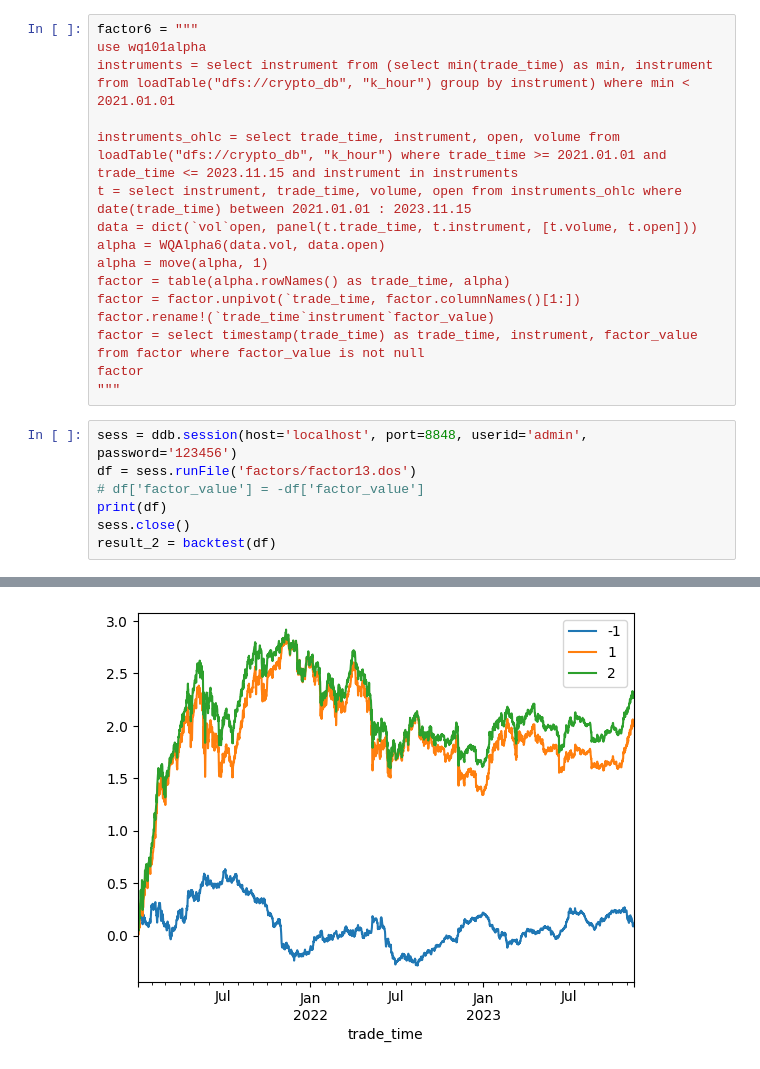
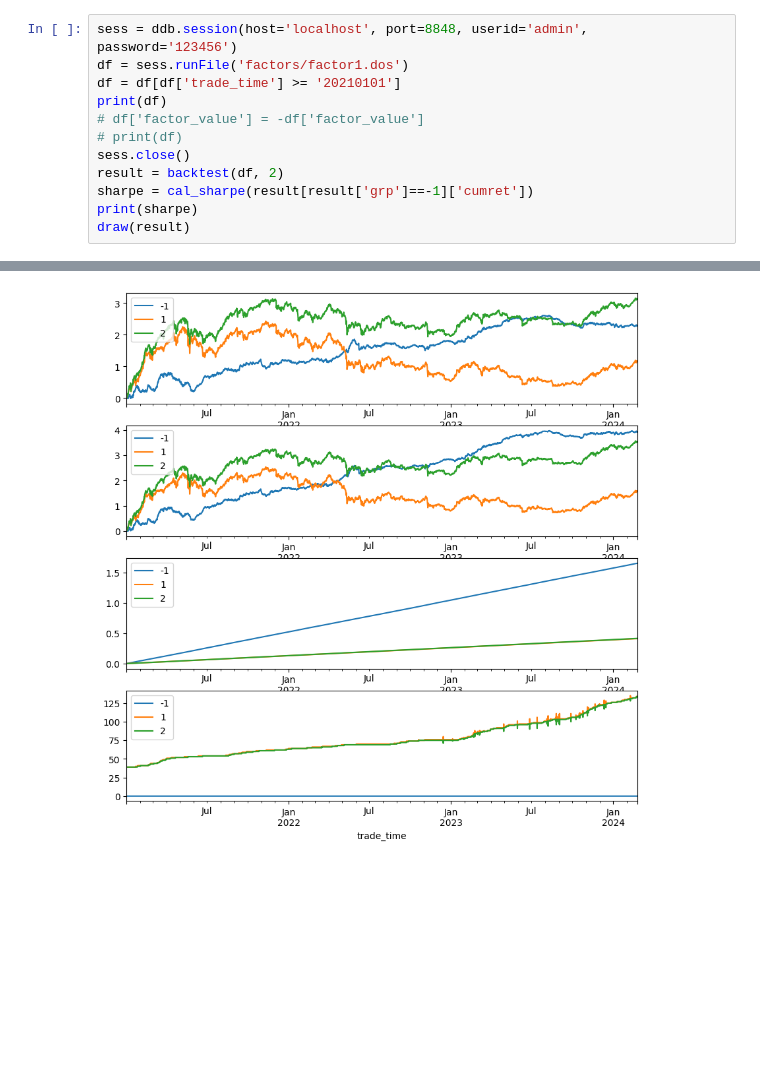
Before and after one commit to zhengow/factor, a Jupyter notebook: backtest.ipynb, the cells around one changed output, grey strips where cells are left out. Cells and saved outputs as stored; diff of their text form; blank space fills up the shorter version.

```diff
--- a/backtest.ipynb
+++ b/backtest.ipynb
@@ -24,25 +42,14 @@ def backtest(factor):
-# %%
-factor6 = """
-use wq101alpha
-instruments = select instrument from (select min(trade_time) as min, instrument from loadTable("dfs://crypto_db", "k_hour") group by instrument) where min < 2021.01.01
-
-instruments_ohlc = select trade_time, instrument, open, volume from loadTable("dfs://crypto_db", "k_hour") where trade_time >= 2021.01.01 and trade_time <= 2023.11.15 and instrument in instruments
-t = select instrument, trade_time, volume, open from instruments_ohlc where date(trade_time) between 2021.01.01 : 2023.11.15
-data = dict(`vol`open, panel(t.trade_time, t.instrument, [t.volume, t.open]))
-alpha = WQAlpha6(data.vol, data.open)
-alpha = move(alpha, 1)
-factor = table(alpha.rowNames() as trade_time, alpha)
-factor = factor.unpivot(`trade_time, factor.columnNames()[1:])
-factor.rename!(`trade_time`instrument`factor_value)
-factor = select timestamp(trade_time) as trade_time, instrument, factor_value from factor where factor_value is not null
-factor
-"""
 # %%
 sess = ddb.session(host='localhost', port=8848, userid='admin', password='123456')
-df = sess.runFile('factors/factor13.dos')
+df = sess.runFile('factors/factor1.dos')
+df = df[df['trade_time'] >= '20210101']
+print(df)
 # df['factor_value'] = -df['factor_value']
-print(df)
+# print(df)
 sess.close()
-result_2 = backtest(df)
+result = backtest(df, 2)
+sharpe = cal_sharpe(result[result['grp']==-1]['cumret'])
+print(sharpe)
+draw(result)
 # %% [output]
                  trade_time instrument  factor_value
@@ -62 +70 @@ result_2 = backtest(df)
-[figure, old version]
+[figure, new version]
```
Also changed, not shown: parts of 10 cells of this notebook, 2 other files.
